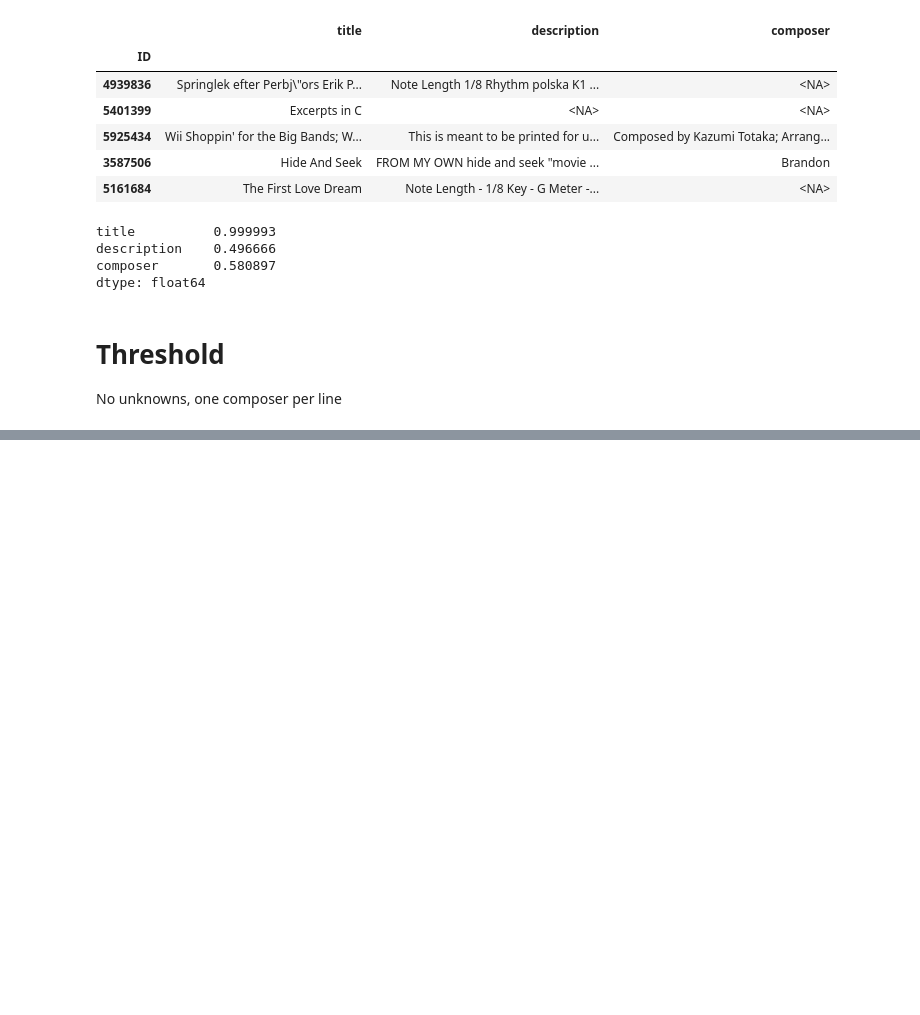
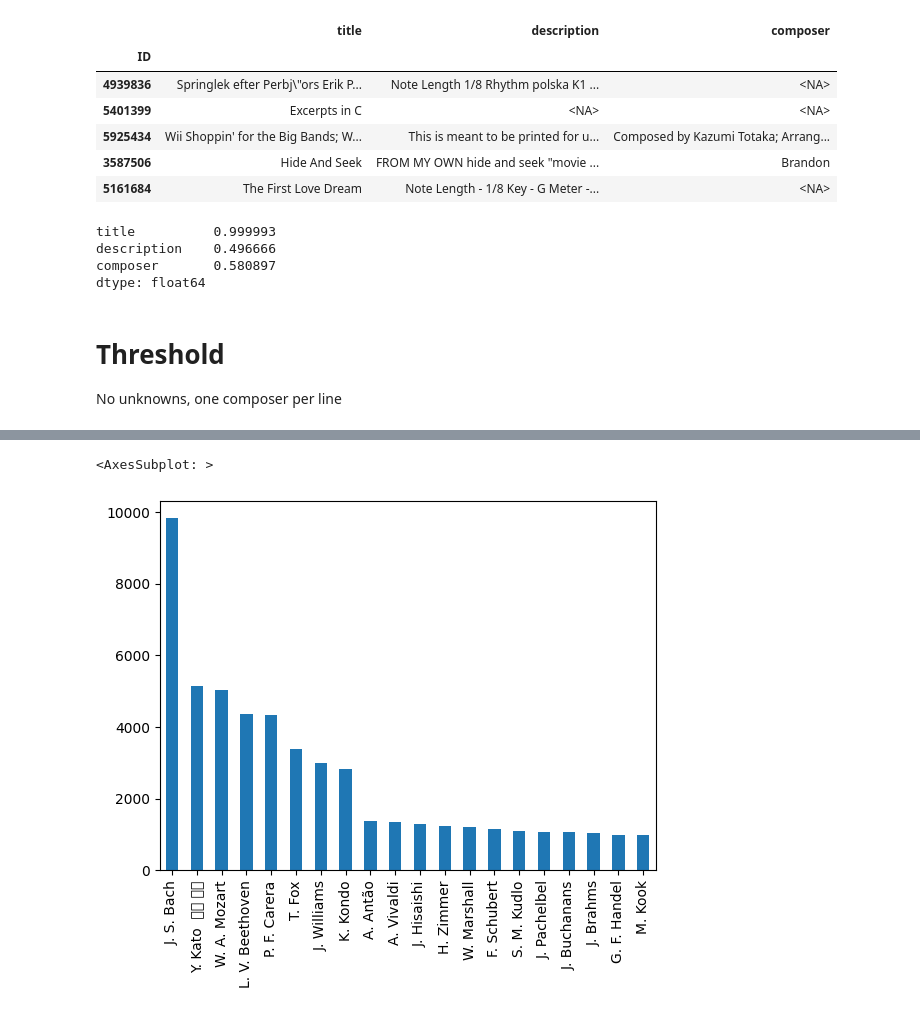
Before and after one commit to CS433-DCML-2022/ComposersClassifier, a Jupyter notebook: data/inspect_results_N.ipynb, the cells around one changed output, grey strips where cells are left out. Drawn from its saved outputs; the diff is of its cells as text; code cells hidden in the pictures; blank space fills up the shorter version.

```diff
--- a/data/inspect_results_N.ipynb
+++ b/data/inspect_results_N.ipynb
@@ -95,0 +157,4 @@ top_IDs.to_csv("./best_10_composers_ID.tsv", sep='\t', index=False)
+# %%
+counts_after = data["composer"].apply(lambda x: basic_clean(str(x))).value_counts()
+top_after = counts_after[:threshold]
+top_after
@@ -95,0 +179,5 @@ top_IDs.to_csv("./best_10_composers_ID.tsv", sep='\t', index=False)
+# %%
+top_after.plot(kind='bar')
+# %% [output]
+<AxesSubplot: >
+[figure, added]
```
Also changed, not shown: parts of 18 cells of this notebook, 5 other files.
